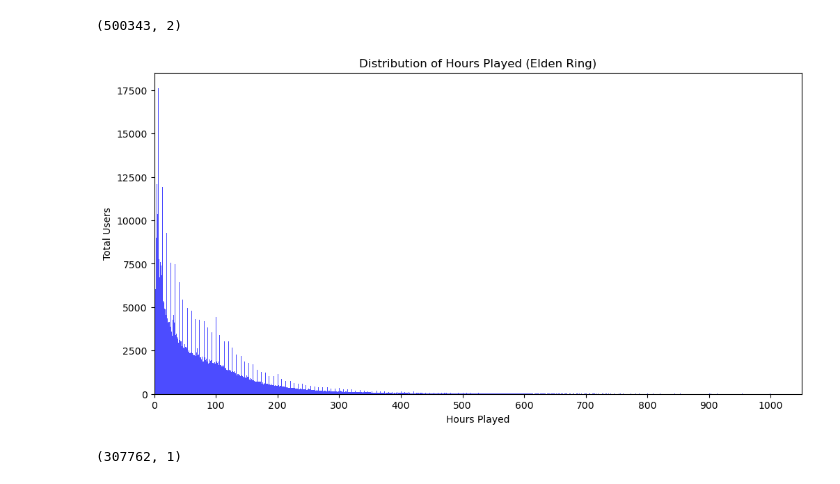
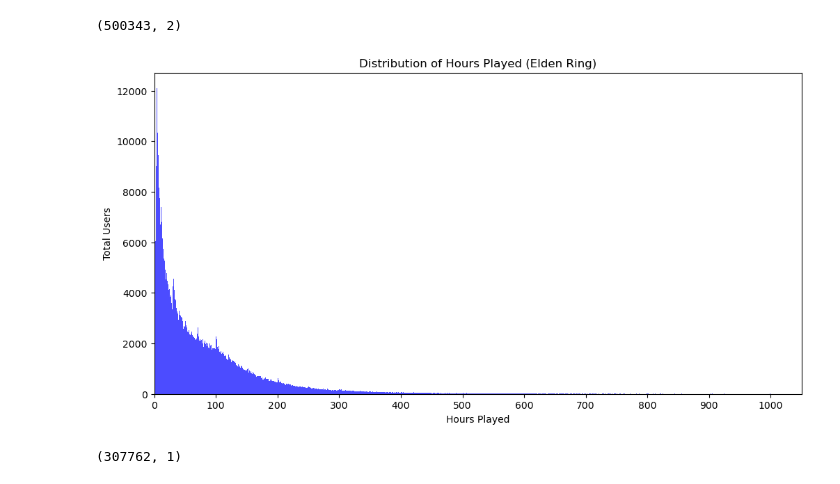
Before and after one commit to Othvaz/Data-Science, a Jupyter notebook: Code/Datascience.ipynb, the cells around one changed output. Cells and saved outputs as stored; diff of their text form; code cells hidden in the pictures.

```diff
--- a/Code/Datascience.ipynb
+++ b/Code/Datascience.ipynb
@@ -46,18 +46,18 @@ eldendf.shape
 (500343, 2)
 # %%
 plt.figure(figsize=(12,6))
-plt.hist(eldendf['author.playtime_at_review'], bins=850, color='blue', alpha=0.7)
+plt.hist(eldendf['author.playtime_at_review'], bins=1000, color='blue', alpha=0.7)
 
 plt.title('Distribution of Hours Played (Elden Ring)')
 plt.xlabel('Hours Played')
 plt.ylabel('Total Users')
 
 plt.xticks(np.arange(0, eldendf['author.playtime_at_review'].max() + 1, 100))
 plt.xlim(left=0)
 
 plt.show()
 # %% [output]
-[figure, old version]
+[figure, new version]
 # %%
 nomandf = pd.read_csv('No_Mans_Sky_Reviews.csv')
 nomanKeep = ['Hours Played']
```
Also changed, not shown: parts of 4 cells of this notebook.
